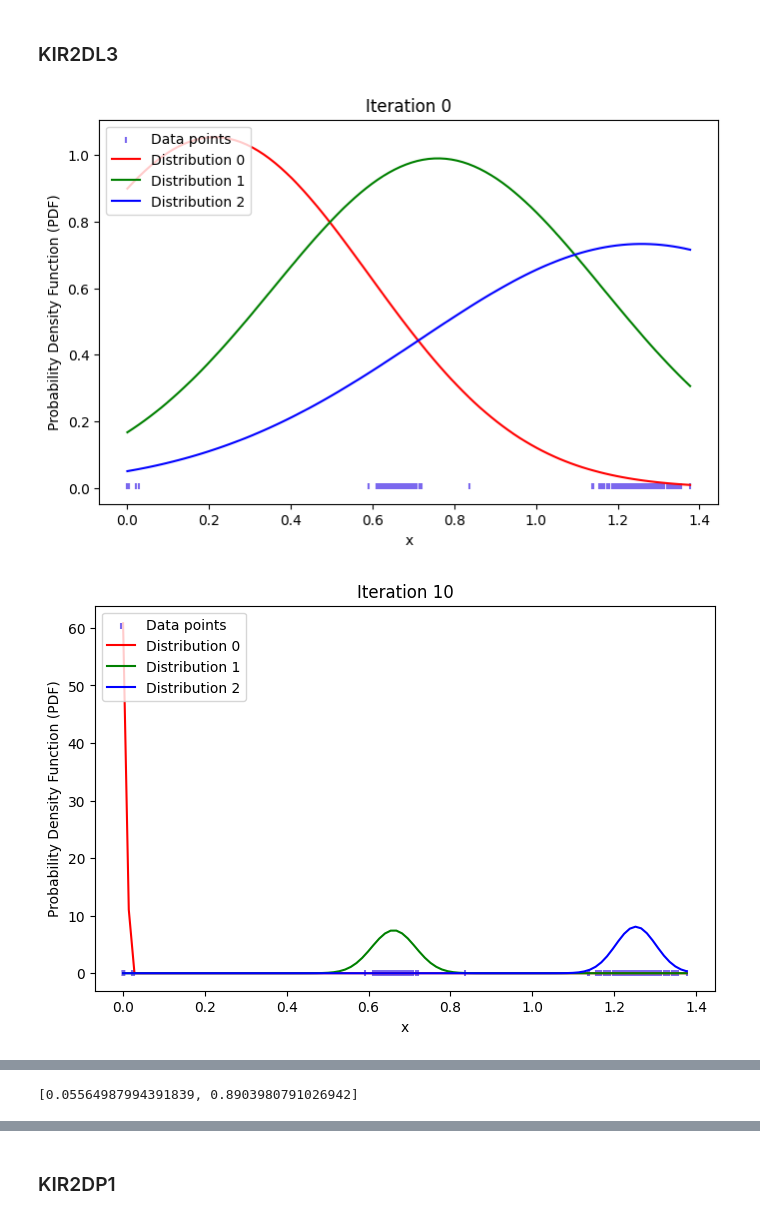
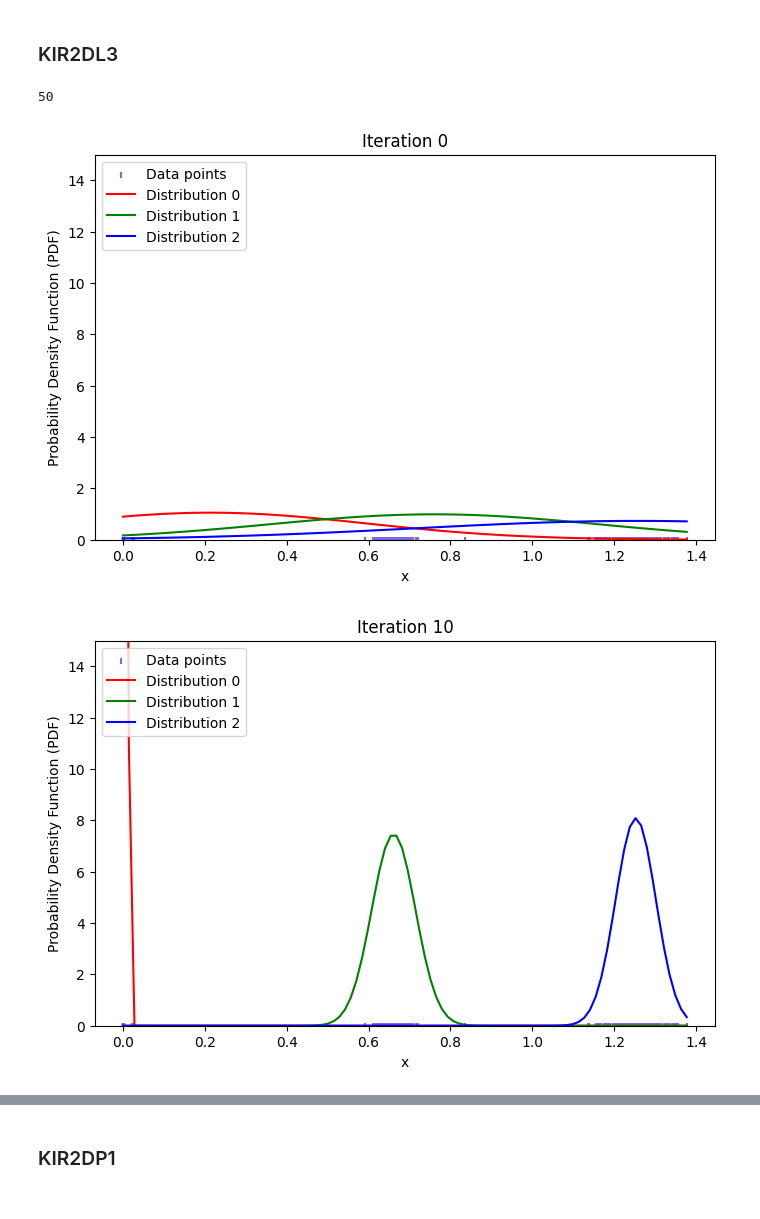
Before and after one commit to devitahalim/scie30001-project, a Jupyter notebook: notebooks/KIRdataExample.ipynb, the cells around one changed output, grey strips where cells are left out. Saved outputs shown, nothing was run; the diff lists cells and outputs as text; code cells hidden in the pictures.

```diff
--- a/notebooks/KIRdataExample.ipynb
+++ b/notebooks/KIRdataExample.ipynb
@@ -16,26 +16,27 @@ B=pd.read_csv('/Users/devitahalim/SCIE30001_Project/GMM/locusRatioFrame.csv')
 # %%
 KIR2DL3_data=B['KIR2DL3'].to_numpy()
 
 X=KIR2DL3_data
 
 # Initial Parameters
 a=({
     'Mean':0,
     'Variance':0.1,
     'Weight':1/3
 },{
     'Mean':0.5,
     'Variance':0.1,
     'Weight':1/3
 },{
     'Mean':1.8,
     'Variance':0.1,
     'Weight':1/3
 })
 em=EMGMM(X,a)
-# gauss.findThreshold(X,gauss.BIC_gmm(X),em)
-gauss.PlotGMM(X,em,10)
-gauss.findThreshold(X,gauss.BIC_gmm(X),em)
+print(len(em))
+t=gauss.findThreshold(X,gauss.BIC_gmm(X),em)
+gauss.PlotGMM(X,em,10,t)
 # %% [output]
+50
-[figure, old version]
+[figure, new version]
-[figure, old version]
+[figure, new version]
@@ -45 +45,0 @@ gauss.findThreshold(X,gauss.BIC_gmm(X),em)
-[0.05564987994391839, 0.8903980791026942]
```
Also changed, not shown: parts of 10 cells of this notebook, 2 other files.
